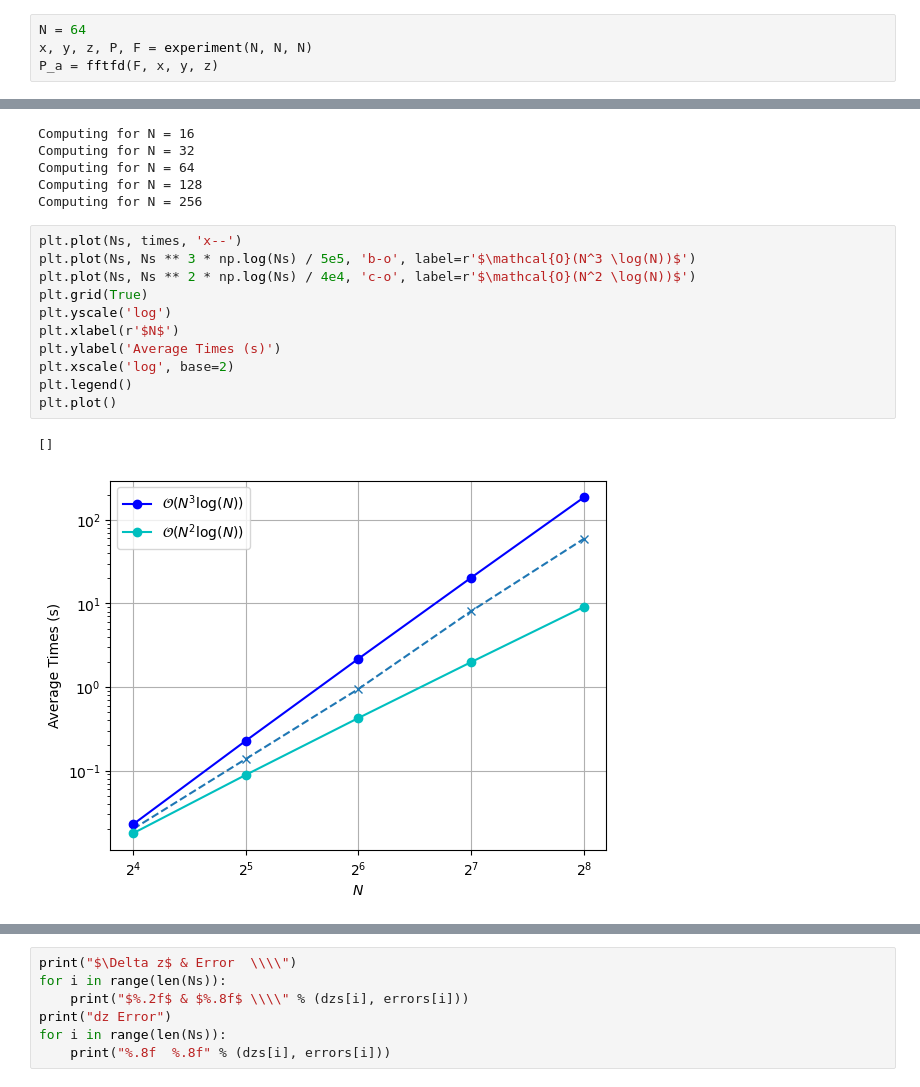
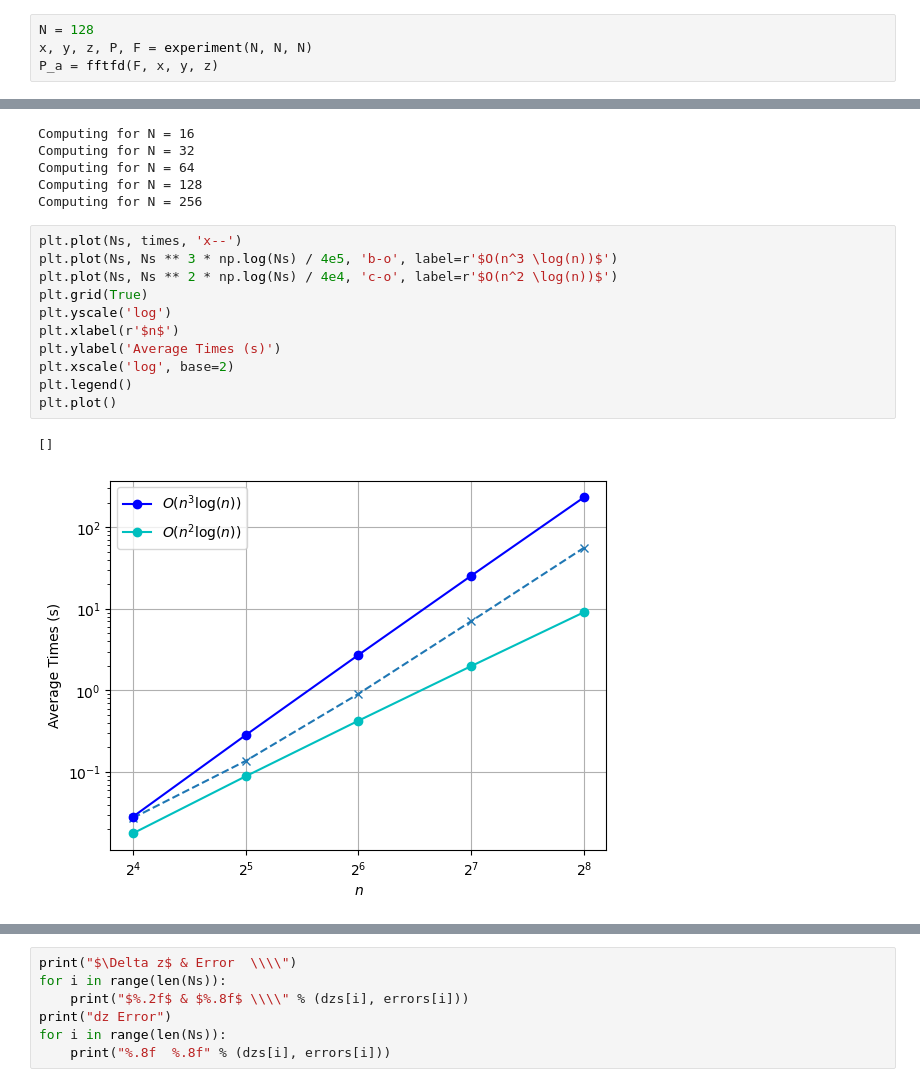
Before and after one commit to dsanmartin/fftfd, a Jupyter notebook: analysis.ipynb, the cells around one changed output, grey strips where cells are left out. Drawn from its saved outputs; the diff is of its cells as text.

```diff
--- a/analysis.ipynb
+++ b/analysis.ipynb
@@ -72,7 +72,7 @@ def experiment(Nx, Ny, Nz):
     F = f(X, Y, Z)
     return x, y, z, P, F
 # %%
-N = 64
+N = 128
 x, y, z, P, F = experiment(N, N, N)
 P_a = fftfd(F, x, y, z)
 # %%
@@ -104,17 +104,17 @@ Computing for N = 128
 Computing for N = 256
 # %%
 plt.plot(Ns, times, 'x--')
-plt.plot(Ns, Ns ** 3 * np.log(Ns) / 5e5, 'b-o', label=r'$\mathcal{O}(N^3 \log(N))$')
-plt.plot(Ns, Ns ** 2 * np.log(Ns) / 4e4, 'c-o', label=r'$\mathcal{O}(N^2 \log(N))$')
+plt.plot(Ns, Ns ** 3 * np.log(Ns) / 4e5, 'b-o', label=r'$O(n^3 \log(n))$')
+plt.plot(Ns, Ns ** 2 * np.log(Ns) / 4e4, 'c-o', label=r'$O(n^2 \log(n))$')
 plt.grid(True)
 plt.yscale('log')
-plt.xlabel(r'$N$')
+plt.xlabel(r'$n$')
 plt.ylabel('Average Times (s)')
 plt.xscale('log', base=2)
 plt.legend()
 plt.plot()
 # %% [output]
 []
-[figure, old version]
+[figure, new version]
 # %%
 plt.plot(dzs, errors, 'x--r')
```
Also changed, not shown: parts of 3 cells of this notebook, 2 other files.
